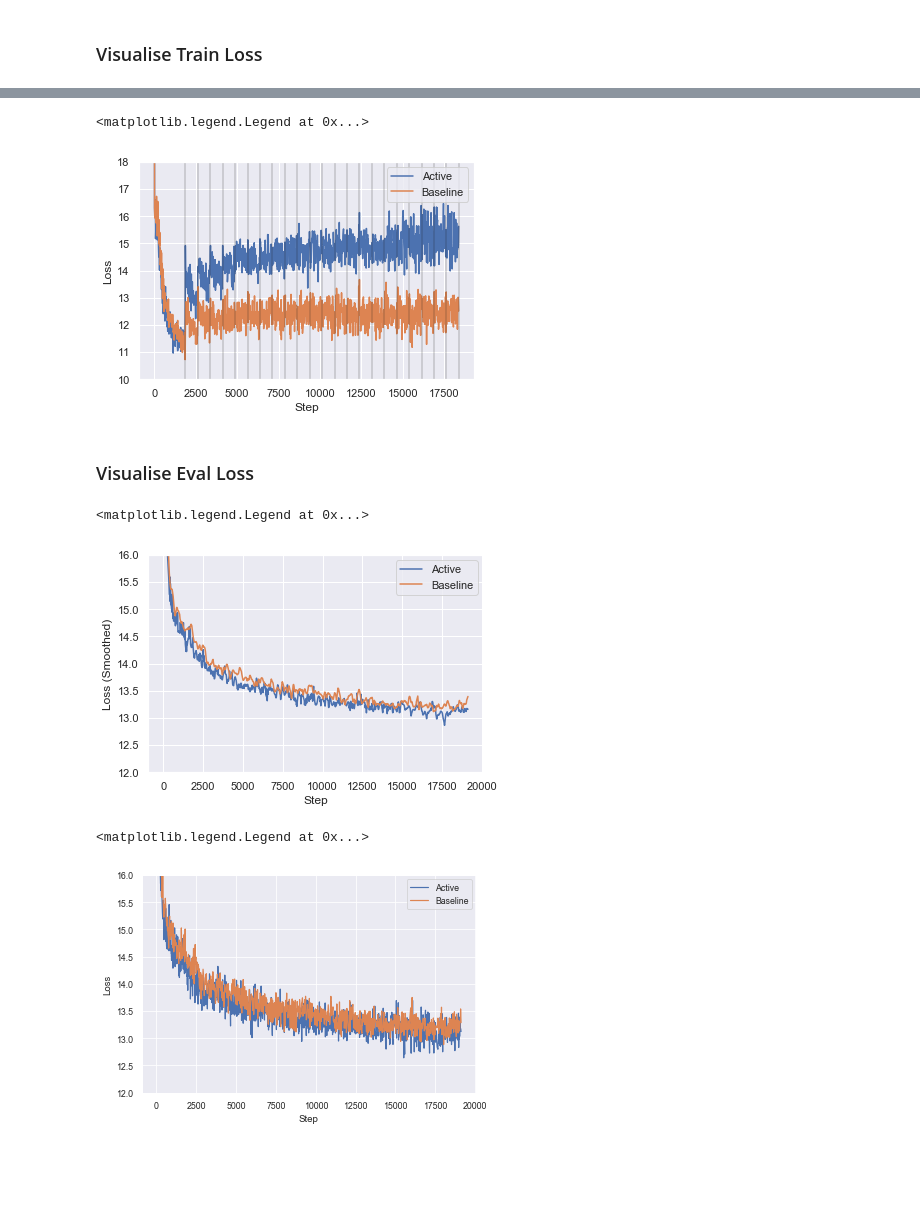
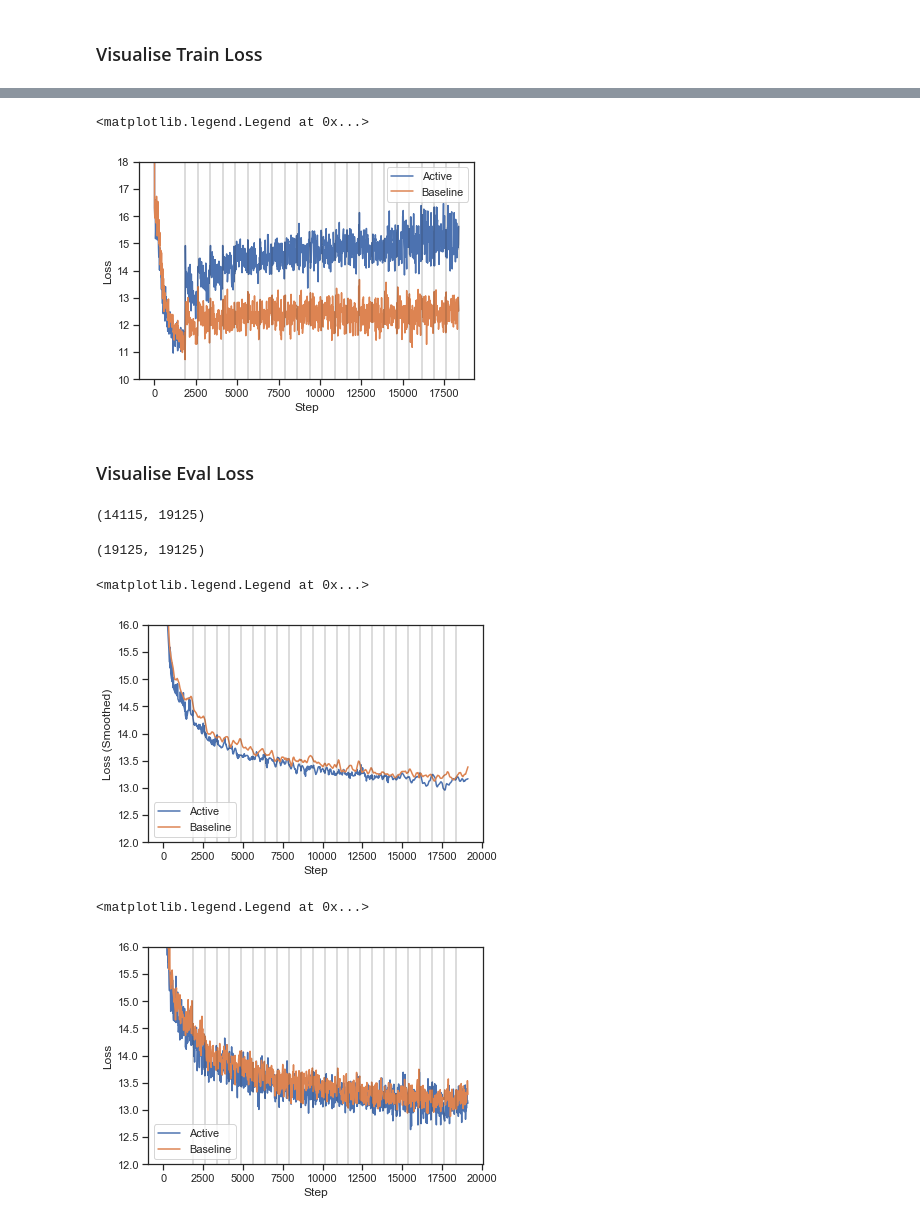
Before and after one commit to colinleach/zoobot, a Jupyter notebook: notebooks/tensorboard.ipynb, the cells around one changed output, grey strips where cells are left out. Cells and saved outputs as stored; diff of their text form; code cells hidden in the pictures; blank space fills up the shorter version.

Commit message:
create paper-ready figure for bars

```diff
--- a/notebooks/tensorboard.ipynb
+++ b/notebooks/tensorboard.ipynb
@@ -111,12 +119,15 @@ baseline_loss_g = train_loss_df[train_loss_df['acquisition'] == 'baseline'].grou
 # %%
+sns.set_style("ticks")
 fig, ax = plt.subplots()
-ax.plot(active_loss_g['step'], active_loss_g['smoothed_loss'], label='Active')
-ax.plot(baseline_loss_g['step'], baseline_loss_g['smoothed_loss'], label='Baseline')
+ax.plot(active_train_loss_g['step'], active_train_loss_g['smoothed_loss'], label='Active')
+ax.plot(baseline_train_loss_g['step'], baseline_train_loss_g['smoothed_loss'], label='Baseline')
 for step in acq_steps:
     ax.axvline(step, alpha=0.2, color='k')
 ax.set_xlabel('Step')
 ax.set_ylabel('Loss (Smoothed)')
 ax.set_ylim([10, 18])
 ax.legend()
+ax.grid(False)
 ax.xaxis.grid(False)
+ax.xaxis.set_major_formatter(plt.ScalarFormatter())
 # %% [output]
@@ -124,54 +135,62 @@ ax.xaxis.grid(False)
 # %%
 fig, ax = plt.subplots()
-ax.plot(active_loss_g['step'], active_loss_g['loss'], label='Active')
-ax.plot(baseline_loss_g['step'], baseline_loss_g['loss'], label='Baseline')
+ax.plot(active_train_loss_g['step'], active_train_loss_g['loss'], label='Active')
+ax.plot(baseline_train_loss_g['step'], baseline_train_loss_g['loss'], label='Baseline')
 ax.set_xlabel('Step')
 ax.set_ylabel('Loss')
 ax.set_ylim([10, 18])
 for step in acq_steps:
     ax.axvline(step, alpha=0.2, color='k')
-ax.xaxis.grid(False)
 ax.legend()
 # %% [output]
 <matplotlib.legend.Legend at 0x...>
-[figure, old version]
+[figure, new version]
 # %% [markdown]
 ### Visualise Eval Loss
 # %%
-eval_loss_frac = 0.01
+eval_loss_frac = 0.015
 active_a_eval_df = load_tensorboard_metric(results_dir, active_a_str, 17, 'loss', eval_metric=True, frac=eval_loss_frac)
 active_b_eval_df = load_tensorboard_metric(results_dir, active_b_str, 23, 'loss', eval_metric=True, frac=eval_loss_frac)
 baseline_a_eval_df = load_tensorboard_metric(results_dir, baseline_a_str, 23, 'loss', eval_metric=True, frac=eval_loss_frac)
 baseline_b_eval_df = load_tensorboard_metric(results_dir, baseline_b_str, 23, 'loss', eval_metric=True, frac=eval_loss_frac)
+# %%
+active_a_eval_df['step'].max(), baseline_a_eval_df['step'].max()
+# %% [output]
+(14115, 19125)
+# %%
+active_b_eval_df['step'].max(), baseline_b_eval_df['step'].max()
+# %% [output]
+(19125, 19125)
 # %%
 eval_loss_df = pd.concat([active_a_eval_df, active_b_eval_df, baseline_a_eval_df, baseline_b_eval_df]).sort_values('step').reset_index()
-active_loss_g = eval_loss_df[eval_loss_df['acquisition'] == 'active'].groupby('step').agg('mean').reset_index()
-baseline_loss_g = eval_loss_df[eval_loss_df['acquisition'] == 'baseline'].groupby('step').agg('mean').reset_index()
+active_eval_loss_g = eval_loss_df[eval_loss_df['acquisition'] == 'active'].groupby('step').agg('mean').reset_index()
+baseline_eval_loss_g = eval_loss_df[eval_loss_df['acquisition'] == 'baseline'].groupby('step').agg('mean').reset_index()
 # %%
 fig, ax = plt.subplots()
-ax.plot(active_loss_g['step'], active_loss_g['smoothed_loss'], label='Active')
-ax.plot(baseline_loss_g['step'], baseline_loss_g['smoothed_loss'], label='Baseline')
+ax.plot(active_eval_loss_g['step'], active_eval_loss_g['smoothed_loss'], label='Active')
+ax.plot(baseline_eval_loss_g['step'], baseline_eval_loss_g['smoothed_loss'], label='Baseline')
 ax.set_xlabel('Step')
 ax.set_ylabel('Loss (Smoothed)')
 ax.set_ylim([12, 16])
-# for step in acq_steps:
-#     ax.axvline(step, alpha=0.2, color='k')
-# ax.xaxis.grid(False)
+for step in acq_steps:
+    ax.axvline(step, alpha=0.2, color='k')
 ax.legend()
 # %% [output]
 <matplotlib.legend.Legend at 0x...>
-[figure, old version]
+[figure, new version]
 # %%
 fig, ax = plt.subplots()
-ax.plot(active_g['step'], active_g['loss'], label='Active')
-ax.plot(baseline_g['step'], baseline_g['loss'], label='Baseline')
+ax.plot(active_eval_loss_g['step'], active_eval_loss_g['loss'], label='Active')
+ax.plot(baseline_eval_loss_g['step'], baseline_eval_loss_g['loss'], label='Baseline')
 ax.set_xlabel('Step')
 ax.set_ylabel('Loss')
 ax.set_ylim([12, 16])
+for step in acq_steps:
+    ax.axvline(step, alpha=0.2, color='k')
 ax.legend()
 # %% [output]
 <matplotlib.legend.Legend at 0x...>
-[figure, old version]
+[figure, new version]
 # %%
 rmse_frac = 0.008
 active_a_rmse_df = load_tensorboard_metric(results_dir, active_a_str, 17, 'rmse', eval_metric=True, frac=rmse_frac)
```
Also changed, not shown: parts of 15 cells of this notebook.
